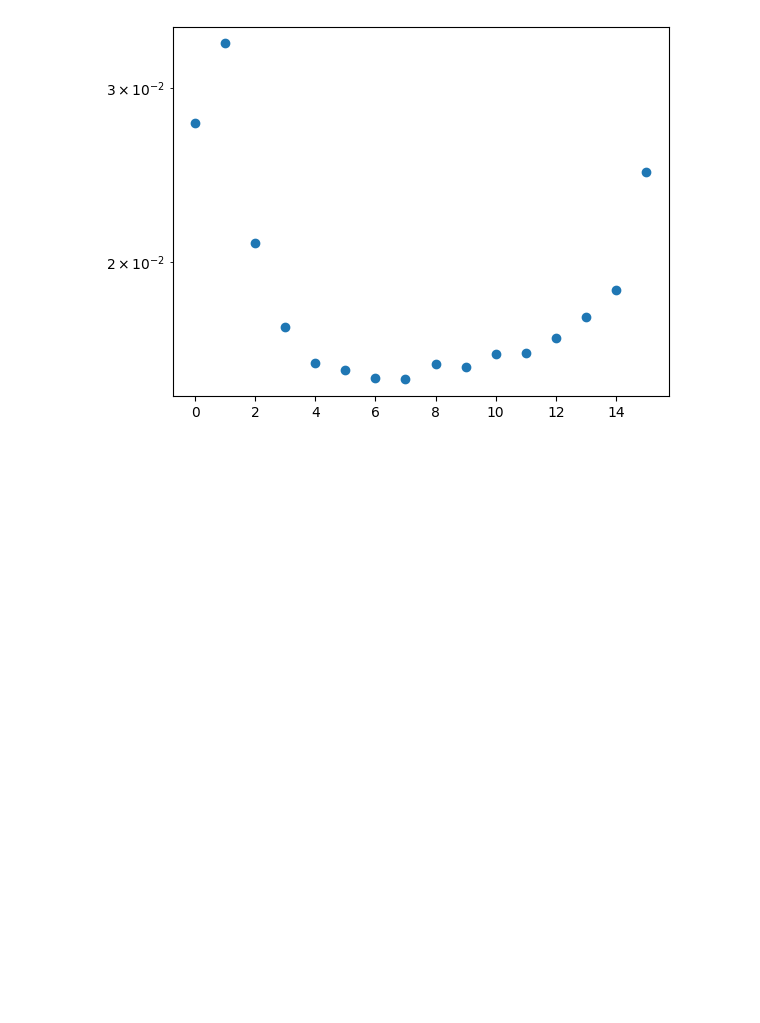
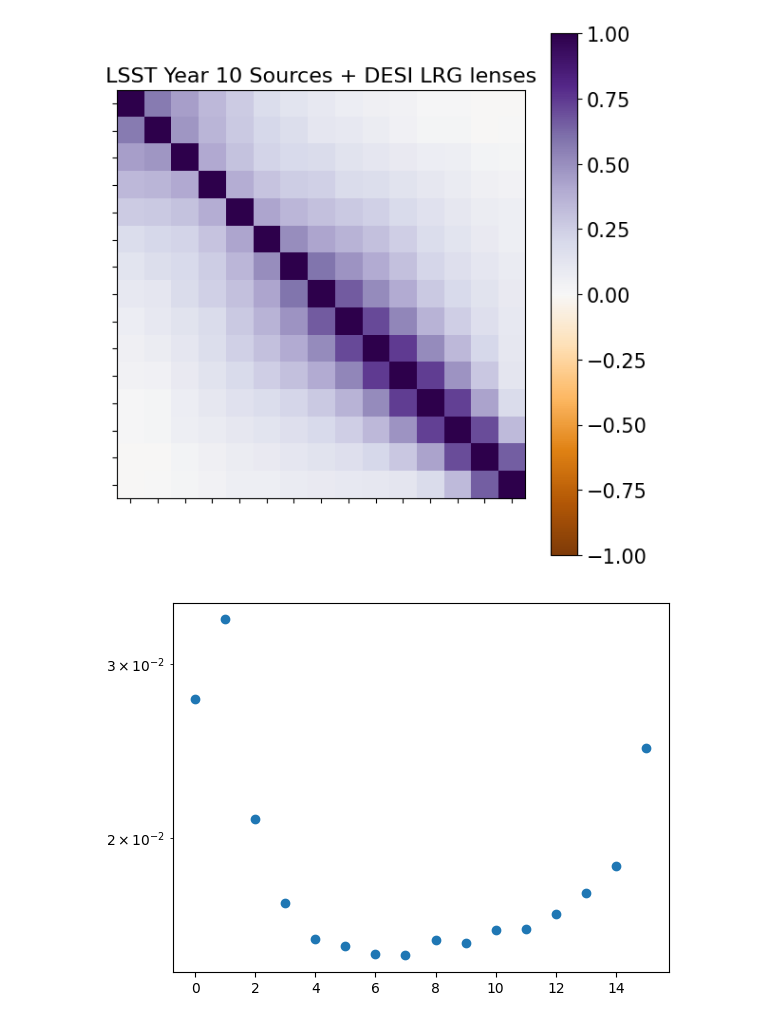
Before and after one commit to c-d-leonard/EG_forecasts, a Jupyter notebook: code/plot_Eg_cov.ipynb, the cells around one changed output. Saved outputs shown, nothing was run; the diff lists cells and outputs as text; code cells hidden in the pictures; blank space fills up the shorter version.

```diff
--- a/code/plot_Eg_cov.ipynb
+++ b/code/plot_Eg_cov.ipynb
@@ -3,0 +6,4 @@ import matplotlib.pyplot as plt
+# %%
+# Load the joint covariance matrix:#
+#joint_cov = np.loadtxt('../txtfiles/joint_covariance_rp0=1.5_Jul2025.dat')
+joint_cov = np.loadtxt('../txtfiles/joint_covariance_rp0=1.5_Jul2025_LSSTY10.dat')
@@ -3,0 +83,7 @@ import matplotlib.pyplot as plt
+# %%
+# Get the correlation:
+
+eg_corr = np.zeros_like(EG_cov)
+for i in range(0,15):
+    for j in range(0,15):
+        eg_corr[i,j] = EG_cov[i,j]/np.sqrt(EG_cov[i,i]*EG_cov[j,j])
@@ -4,3 +113,28 @@ import matplotlib.pyplot as plt
+# %%
+cmap = plt.get_cmap('PuOr')
+plt.figure(figsize=[6, 6])
+plt.imshow(eg_corr, cmap=cmap, vmin=-1, vmax=1)
+
+# Keep tick positions but remove labels
+num_bins = len(rp_bin_c)
+tick_positions = np.arange(num_bins)
+
+plt.xticks(tick_positions, [''] * num_bins, fontsize=15)
+plt.yticks(tick_positions, [''] * num_bins, fontsize=15)
+
+# Axis labels with units
+#plt.xlabel(r"$r_p$ [$\mathrm{Mpc}/h$]", fontsize=16)
+#plt.ylabel(r"$r_p$ [$\mathrm{Mpc}/h$]", fontsize=16)
+
+# Colorbar
+cbar2 = plt.colorbar()
+cbar2.ax.tick_params(labelsize=15)
+plt.title('LSST Year 10 Sources + DESI LRG lenses', fontsize=16)
+plt.tight_layout()
+plt.savefig('../plots/EG_corr_LSSTY10.pdf')
+plt.show()
+# %% [output]
+[figure, added]
 # %%
 # This is from the hybrid (sims + analytic for different elements) covariance matrix
 eg_matrix = np.loadtxt('../txtfiles/egcov_sims_wSN_Mar2025.txt')
```
Also changed, not shown: parts of 5 cells of this notebook, 5 other files.
